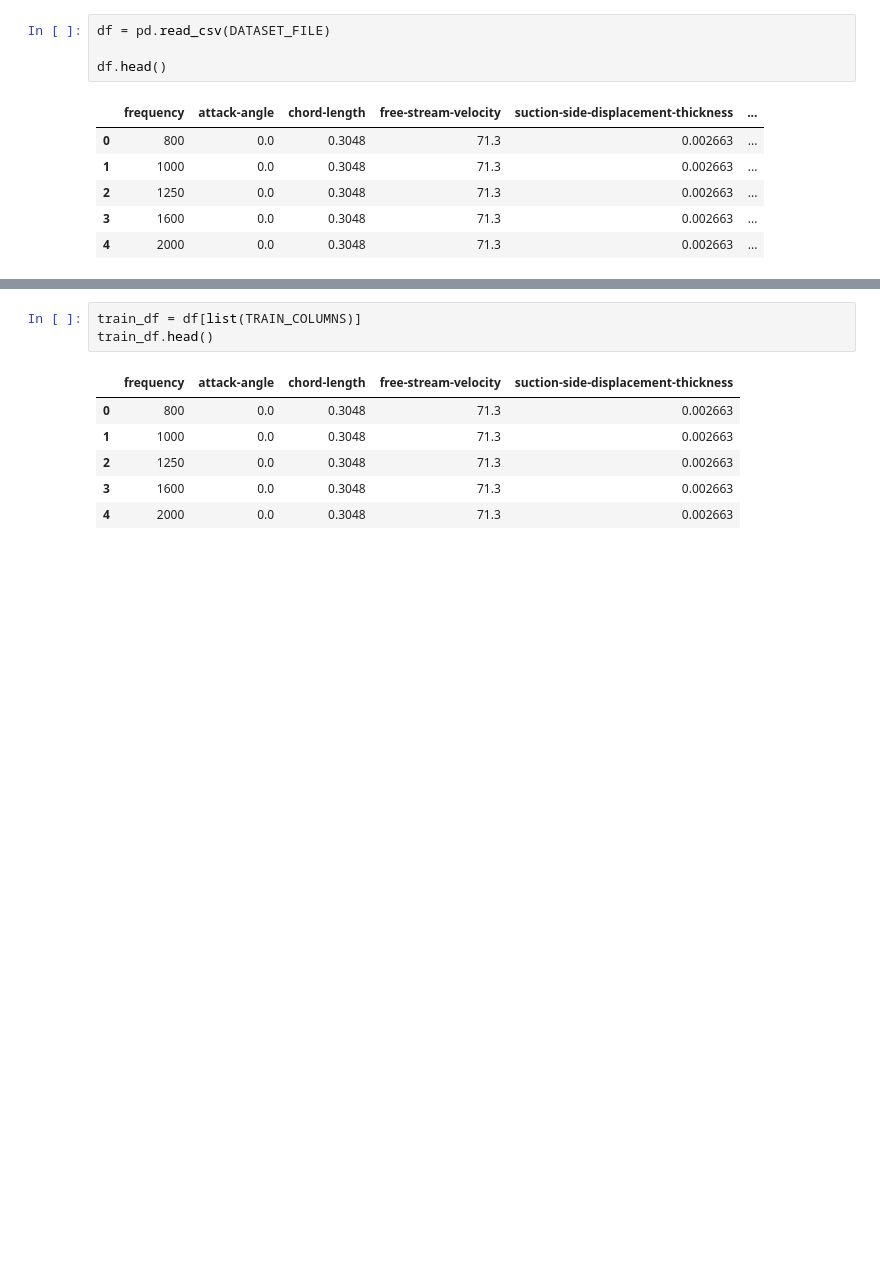
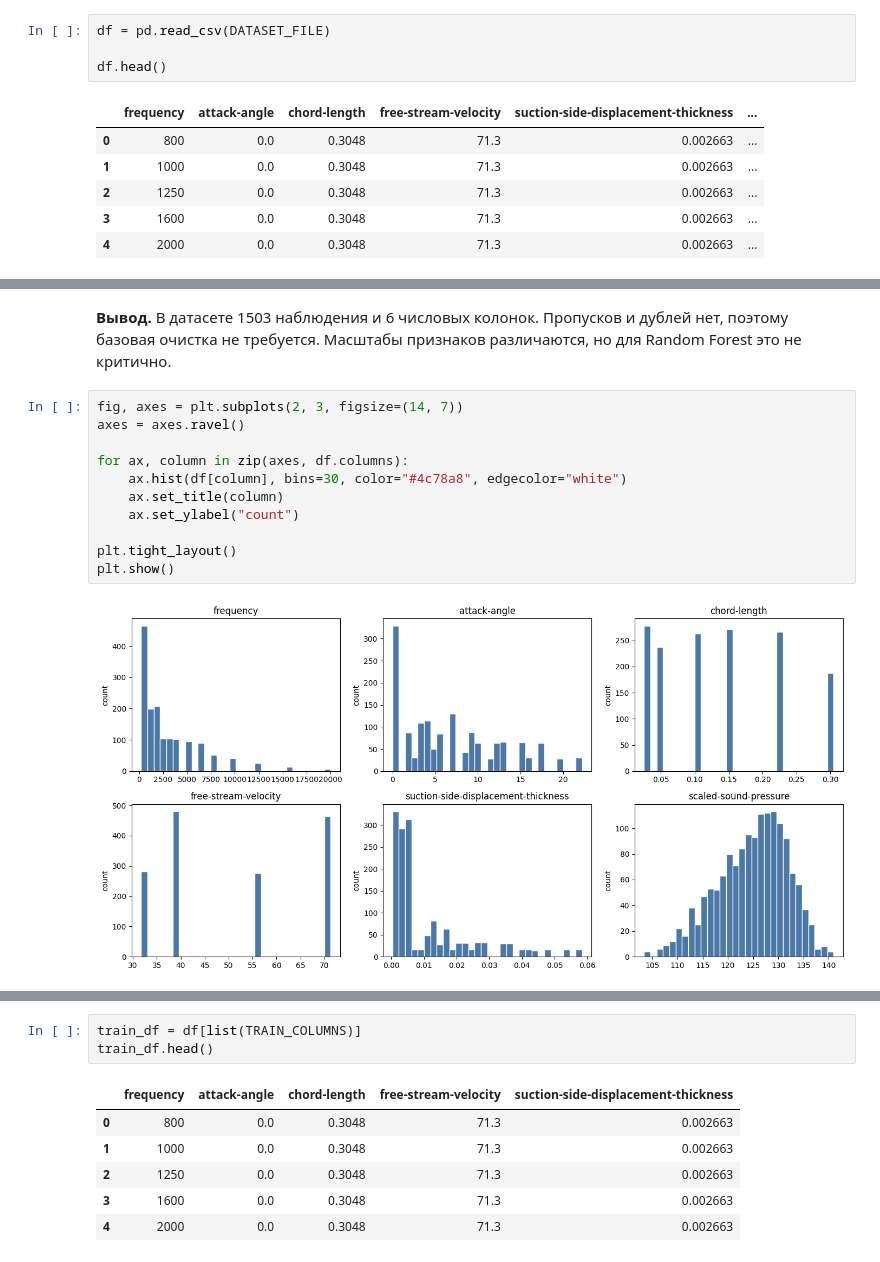
Before and after one commit to nepridumalnik/it-lms-course, a Jupyter notebook: final/task.ipynb, the cells around one changed output, grey strips where cells are left out. Drawn from its saved outputs; the diff is of its cells as text; blank space fills up the shorter version.

```diff
--- a/final/task.ipynb
+++ b/final/task.ipynb
@@ -38,0 +94,15 @@ df.head()
+# %% [markdown]
+**Вывод.** В датасете 1503 наблюдения и 6 числовых колонок. Пропусков и дублей нет, поэтому базовая очистка не требуется. Масштабы признаков различаются, но для Random Forest это не критично.
+# %%
+fig, axes = plt.subplots(2, 3, figsize=(14, 7))
+axes = axes.ravel()
+
+for ax, column in zip(axes, df.columns):
+    ax.hist(df[column], bins=30, color="#4c78a8", edgecolor="white")
+    ax.set_title(column)
+    ax.set_ylabel("count")
+
+plt.tight_layout()
+plt.show()
+# %% [output]
+[figure, added]
```
Also changed, not shown: parts of 28 cells of this notebook, 2 other files.
